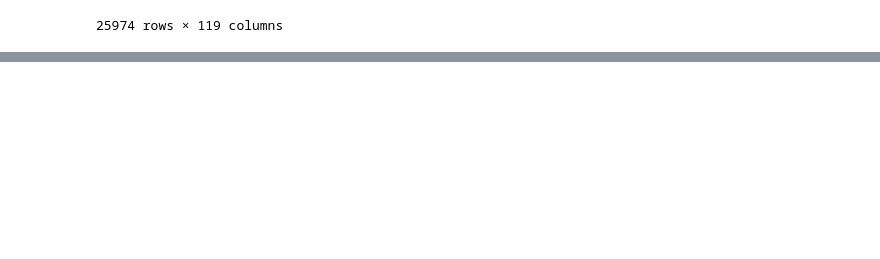
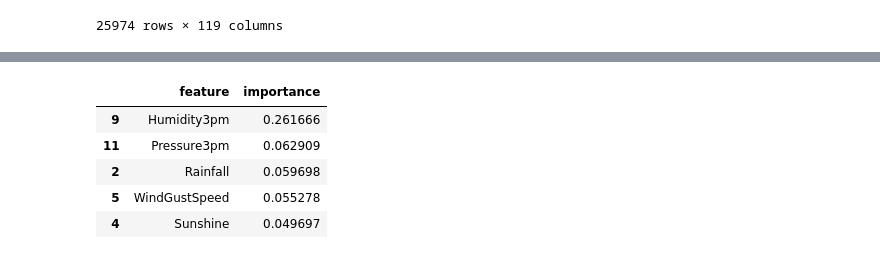
Before and after one commit to rafeyshah/scikit-learn-revisited, a Jupyter notebook: 03. Decision Trees/main.ipynb, the cells around one changed output, grey strips where cells are left out. Saved outputs shown, nothing was run; the diff lists cells and outputs as text; code cells hidden in the pictures; blank space fills up the shorter version.

Commit message:
DecisionTrees__Hyperparameters__03

```diff
--- a/03. Decision Trees/main.ipynb
+++ b/03. Decision Trees/main.ipynb
@@ -268,0 +271,5 @@ X_test
+# %%
+model = DecisionTreeClassifier(random_state=42)
+# %%
+%%time
+model.fit(X_train, train_targets)
@@ -268,0 +413,14 @@ X_test
+# %%
+importance_df = pd.DataFrame({
+    'feature': X_train.columns,
+    'importance': model.feature_importances_
+}).sort_values('importance', ascending=False)
+# %%
+importance_df.head()
+# %% [output]
+|  | feature | importance |
+| 9 | Humidity3pm | 0.261666 |
+| 11 | Pressure3pm | 0.062909 |
+| 2 | Rainfall | 0.059698 |
+| 5 | WindGustSpeed | 0.055278 |
+| 4 | Sunshine | 0.049697 |
```
Also changed, not shown: parts of 42 cells of this notebook, 2 other files.
